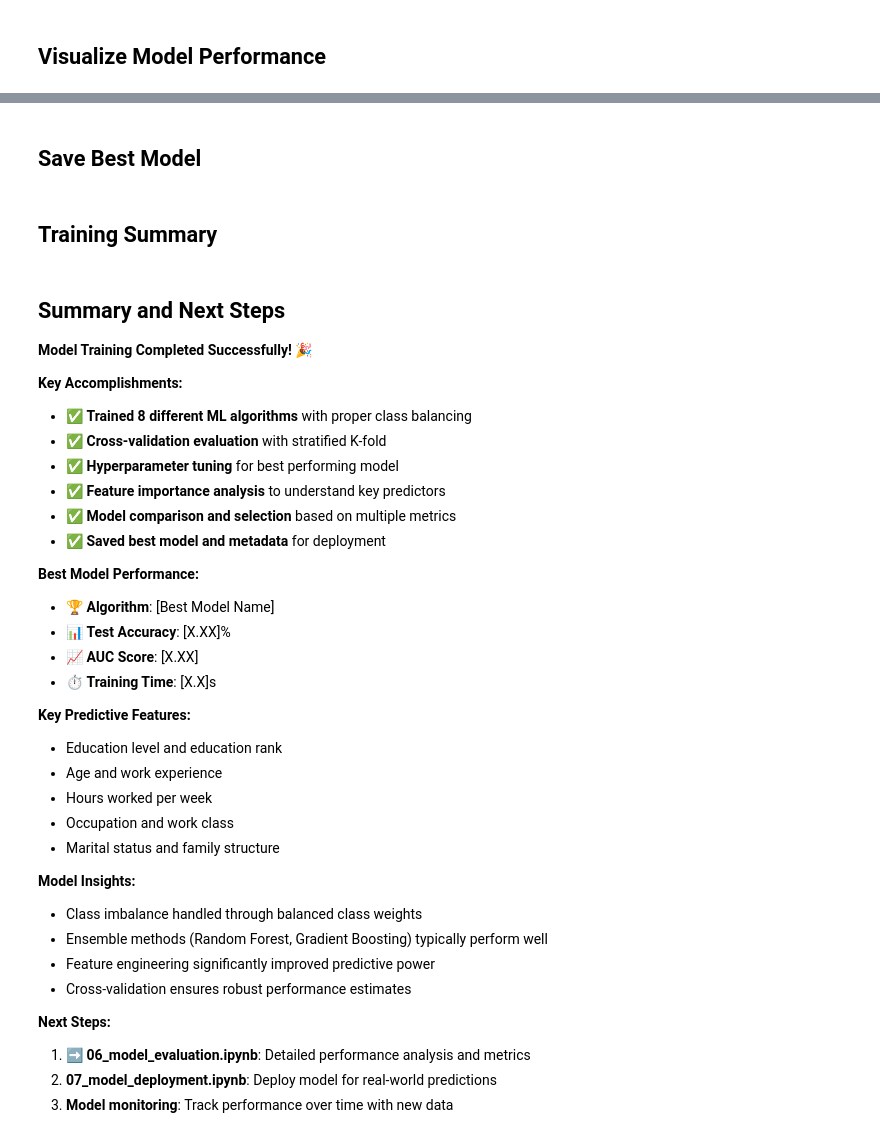
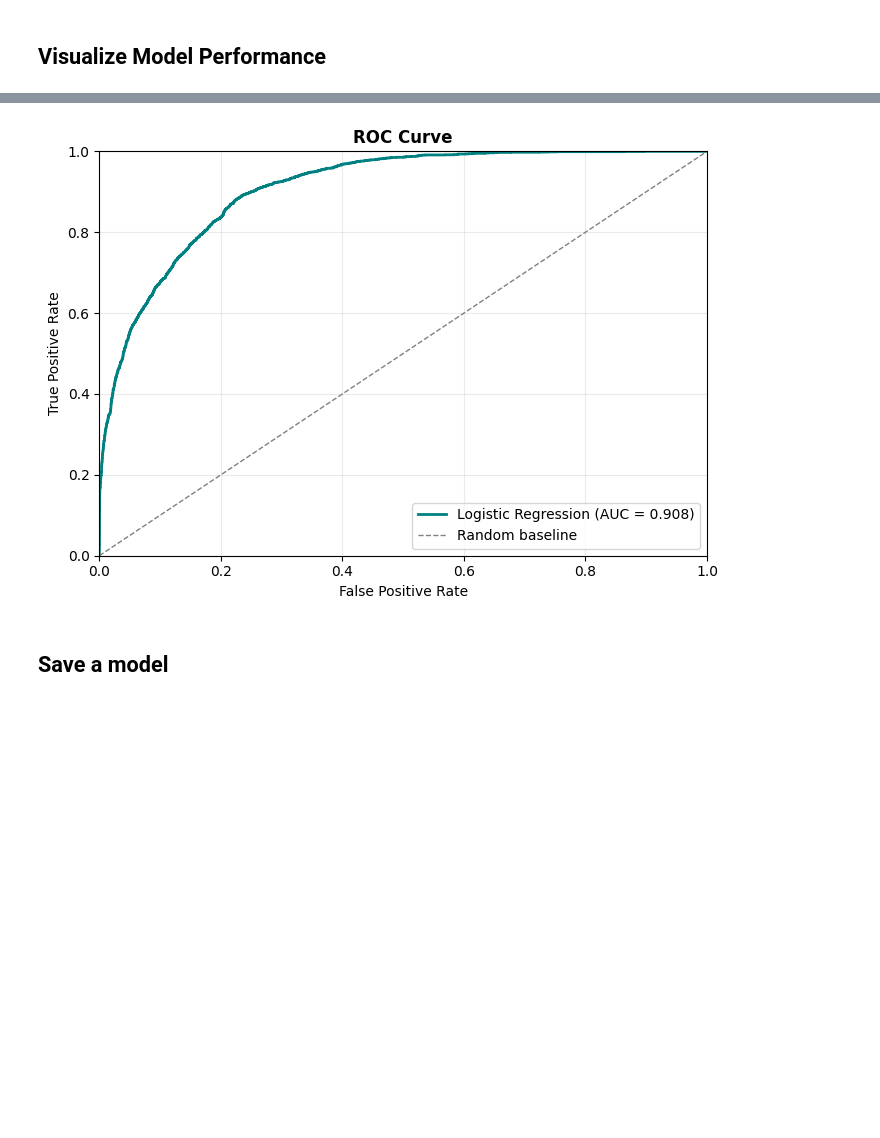
Before and after one commit to VisaHuy/Salary-Prediction-Project, a Jupyter notebook: notebooks/05_model_training.ipynb, the cells around one changed output, grey strips where cells are left out. Cells and saved outputs as stored; diff of their text form; code cells hidden in the pictures; blank space fills up the shorter version.

Commit message:
Updated training

```diff
--- a/notebooks/05_model_training.ipynb
+++ b/notebooks/05_model_training.ipynb
@@ -103,0 +38,2 @@ else:
+# %%
+df = pd.read_csv('../data/data_features_engineering.csv')
@@ -103,0 +45,13 @@ else:
+# %%
+X_train, X_test, y_train, y_test = train_test_split(
+    X,
+    y,
+    test_size=0.20,
+    random_state=42,
+    stratify=y,
+    shuffle=True,
+ )
+
+print(f'Training set: {X_train.shape}')
+print(f'Test set: {X_test.shape}')
+print(f'Features: {X_train.shape[1]}')
@@ -393,2 +179,19 @@ else:
+# %%
+# 3) ROC curve
+fpr, tpr, _ = roc_curve(y_test, y_pred_proba)
+plt.figure(figsize=(7, 5))
+plt.plot(fpr, tpr, color='teal', linewidth=2, label=f'Logistic Regression (AUC = {test_auc:.3f})')
+plt.plot([0, 1], [0, 1], linestyle='--', color='gray', linewidth=1, label='Random baseline')
+plt.title('ROC Curve', fontweight='bold')
+plt.xlabel('False Positive Rate')
+plt.ylabel('True Positive Rate')
+plt.xlim(0, 1)
+plt.ylim(0, 1)
+plt.legend(loc='lower right')
+plt.grid(alpha=0.25)
+plt.tight_layout()
+plt.show()
+# %% [output]
+[figure, added]
 # %% [markdown]
-## Save Best Model
+## Save a model
@@ -422,2 +197,0 @@ print(f"  Features: {len(X_train.columns)}")
-# %% [markdown]
-## Training Summary
@@ -470,36 +197,0 @@ print("\n" + "=" * 80)
-# %% [markdown]
-## Summary and Next Steps
-
-**Model Training Completed Successfully! 🎉**
-
-**Key Accomplishments:**
-- ✅ **Trained 8 different ML algorithms** with proper class balancing
-- ✅ **Cross-validation evaluation** with stratified K-fold
-- ✅ **Hyperparameter tuning** for best performing model
-- ✅ **Feature importance analysis** to understand key predictors
-- ✅ **Model comparison and selection** based on multiple metrics
-- ✅ **Saved best model and metadata** for deployment
-
-**Best Model Performance:**
-- 🏆 **Algorithm**: [Best Model Name]
-- 📊 **Test Accuracy**: [X.XX]%
-- 📈 **AUC Score**: [X.XX]
-- ⏱️ **Training Time**: [X.X]s
-
-**Key Predictive Features:**
-- Education level and education rank
-- Age and work experience
-- Hours worked per week
-- Occupation and work class
-- Marital status and family structure
-
-**Model Insights:**
-- Class imbalance handled through balanced class weights
-- Ensemble methods (Random Forest, Gradient Boosting) typically perform well
-- Feature engineering significantly improved predictive power
-- Cross-validation ensures robust performance estimates
-
-**Next Steps:**
-1. ➡️ **06_model_evaluation.ipynb**: Detailed performance analysis and metrics
-2. **07_model_deployment.ipynb**: Deploy model for real-world predictions
-3. **Model monitoring**: Track performance over time with new data
```
Also changed, not shown: parts of 26 cells of this notebook, 12 other files.
